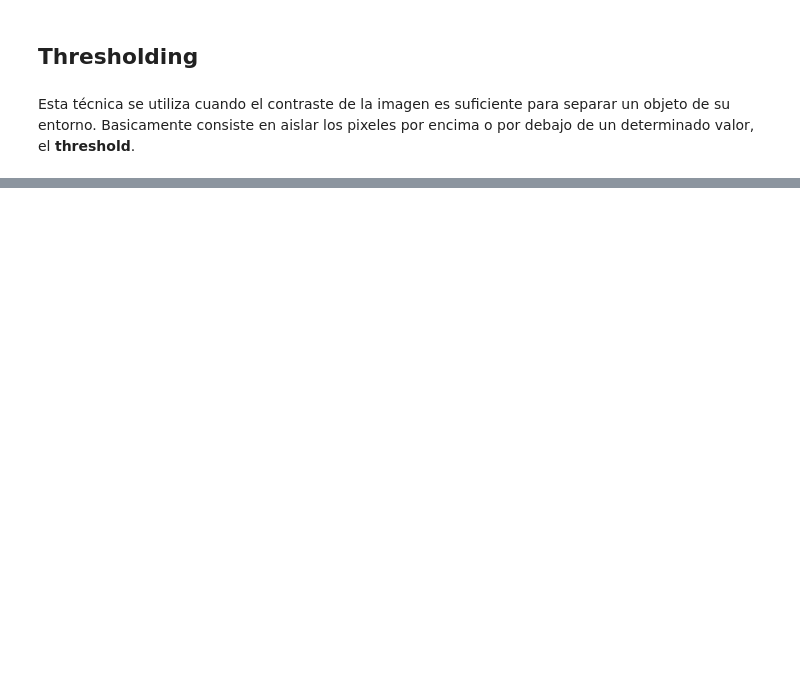
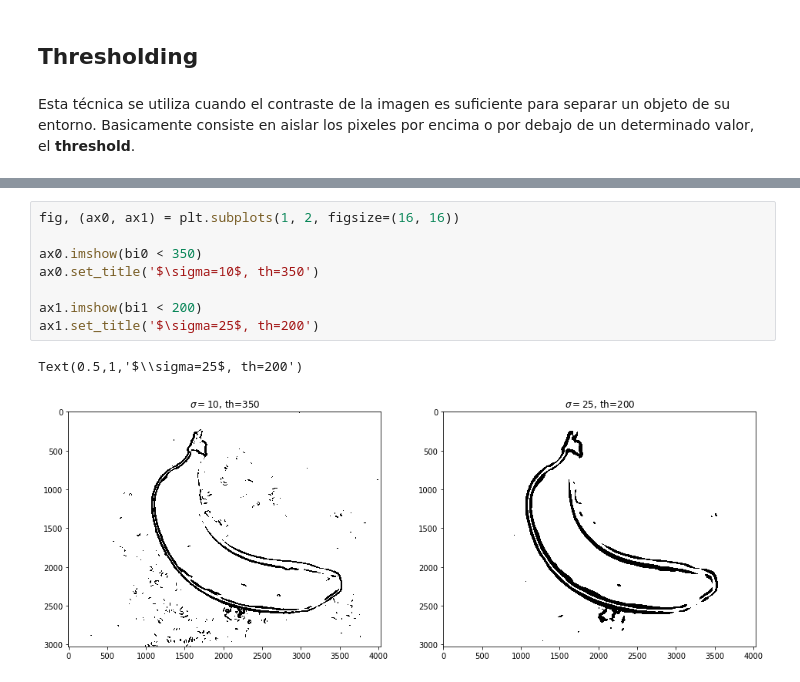
Before and after one commit to gonzafernan/fruit-classifier, a Jupyter notebook: 03-segmentacion.ipynb, the cells around one changed output, grey strips where cells are left out. Drawn from its saved outputs; the diff is of its cells as text; blank space fills up the shorter version.

```diff
--- a/03-segmentacion.ipynb
+++ b/03-segmentacion.ipynb
@@ -55,0 +96,11 @@ Esta técnica se utiliza cuando el contraste de la imagen es suficiente para sep
+# %%
+fig, (ax0, ax1) = plt.subplots(1, 2, figsize=(16, 16))
+
+ax0.imshow(bi0 < 350)
+ax0.set_title('$\sigma=10$, th=350')
+
+ax1.imshow(bi1 < 200)
+ax1.set_title('$\sigma=25$, th=200')
+# %% [output]
+Text(0.5,1,'$\\sigma=25$, th=200')
+[figure, added]
```
Also changed, not shown: parts of 19 cells of this notebook, 1 other file.
